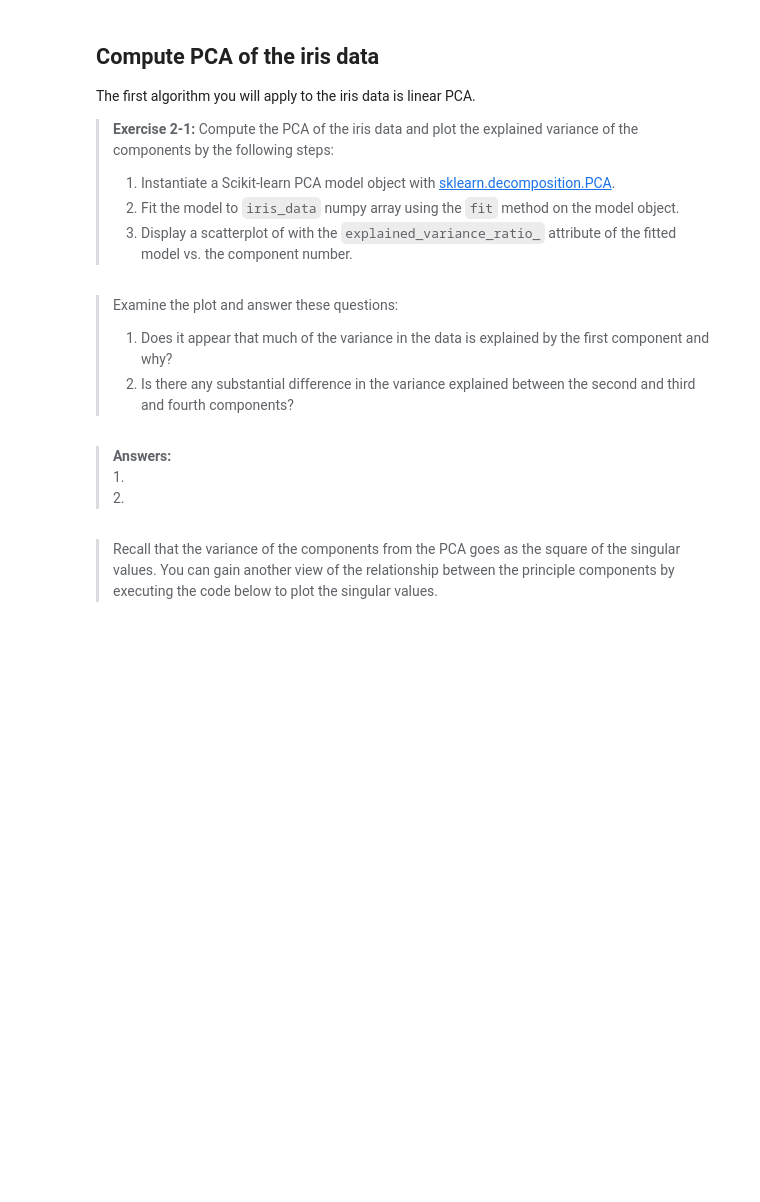
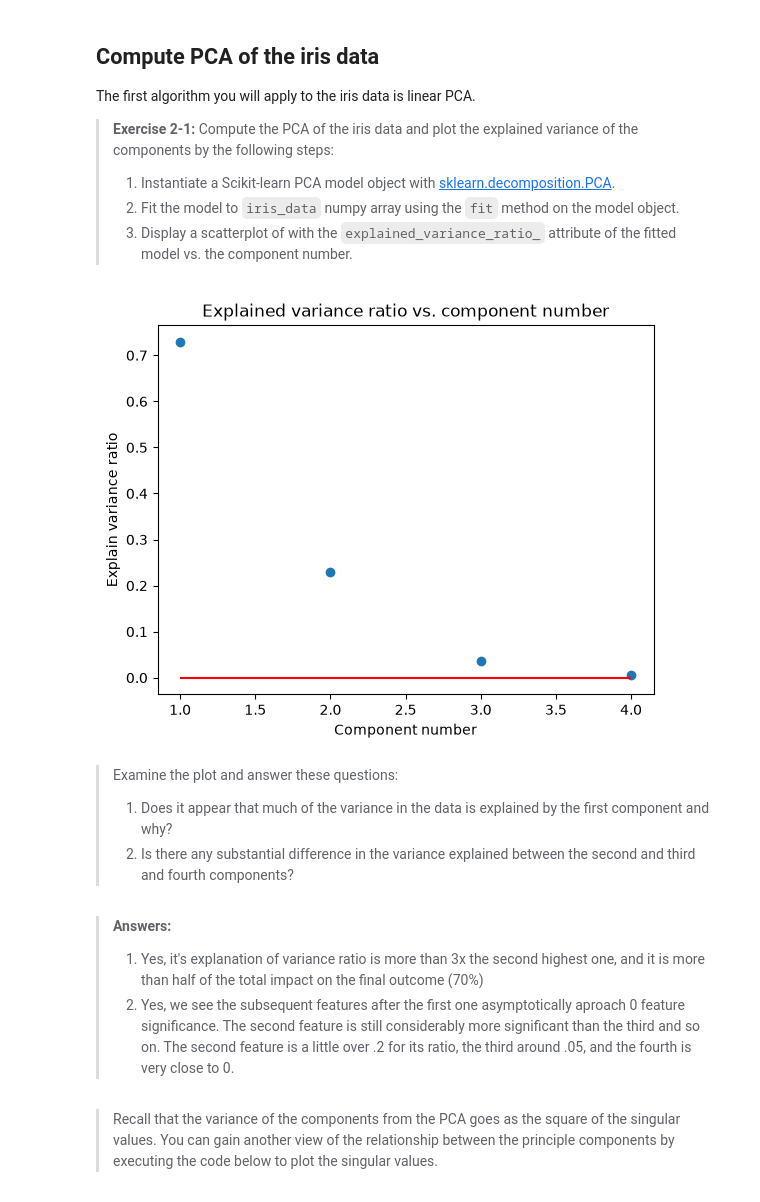
Before and after one commit to jonahneu/CSCI-E-108, a Jupyter notebook: notebooks/02_DimensionalityReduction.ipynb, the cells around one changed output. Cells and saved outputs as stored; diff of their text form; code cells hidden in the pictures; blank space fills up the shorter version.

```diff
--- a/notebooks/02_DimensionalityReduction.ipynb
+++ b/notebooks/02_DimensionalityReduction.ipynb
@@ -135,27 +181,29 @@ The first algorithm you will apply to the iris data is linear PCA.
 > 3. Display a scatterplot of with the `explained_variance_ratio_` attribute of the fitted model vs. the component number.
 # %%
 def plot_variance_ratio(pca_model, n_components):
-    _=plt.scatter(range(1, n_components + 1), pca_model.explained_variance_ratio_)
-    _=plt.hlines(0,1,n_components, color='red')
-    _=plt.xlabel('Component number')
-    _=plt.ylabel('Explain variance ratio')
-    _=plt.title('Explained variance ratio vs. component number')
+    _ = plt.scatter(range(1, n_components + 1), pca_model.explained_variance_ratio_)
+    _ = plt.hlines(0, 1, n_components, color="red")
+    _ = plt.xlabel("Component number")
+    _ = plt.ylabel("Explain variance ratio")
+    _ = plt.title("Explained variance ratio vs. component number")
+
 
 ## Put your code below
-
-
+iris_pca = PCA().fit(iris_data)
 
 ## Display the results
 n_components = 4
 plot_variance_ratio(iris_pca, n_components)
+# %% [output]
+[figure, added]
 # %% [markdown]
 > Examine the plot and answer these questions:
 > 1. Does it appear that much of the variance in the data is explained by the first component and why?
 > 2. Is there any substantial difference in the variance explained between the second and third and fourth components?
 # %% [markdown]
 > **Answers:**
-> 1.
-> 2.
+> 1. Yes, it's explanation of variance ratio is more than 3x the second highest one, and it is more than half of the total impact on the final outcome (70%)
+> 2. Yes, we see the subsequent features after the first one asymptotically aproach 0 feature significance. The second feature is still considerably more significant than the third and so on. The second feature is a little over .2 for its ratio, the third around .05, and the fourth is very close to 0.
 # %% [markdown]
 > Recall that the variance of the components from the PCA goes as the square of the singular values. You can gain another view of the relationship between the principle components by executing the code below to plot the singular values.
 # %%
```
Also changed, not shown: parts of 26 cells of this notebook, 1 other file.
